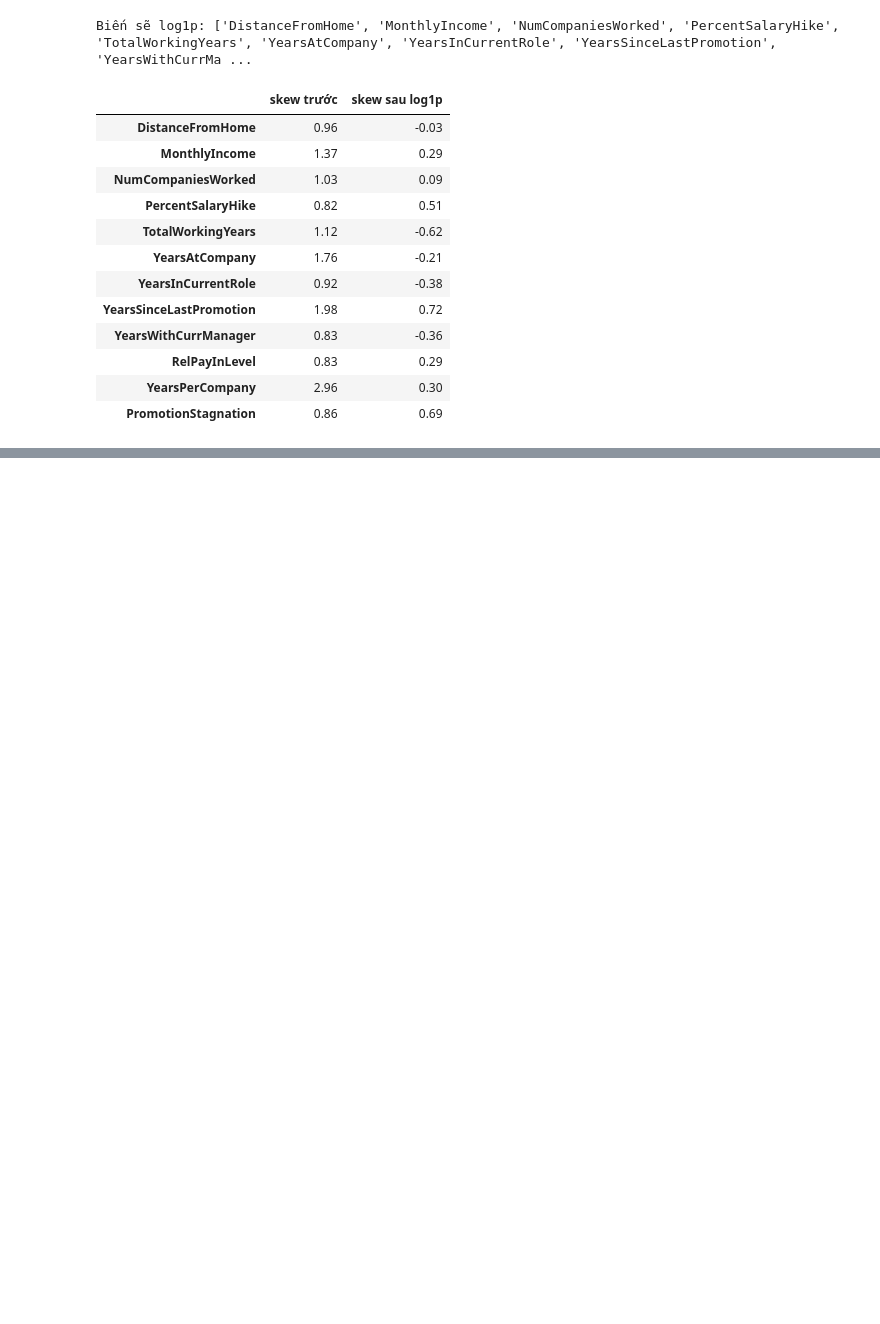
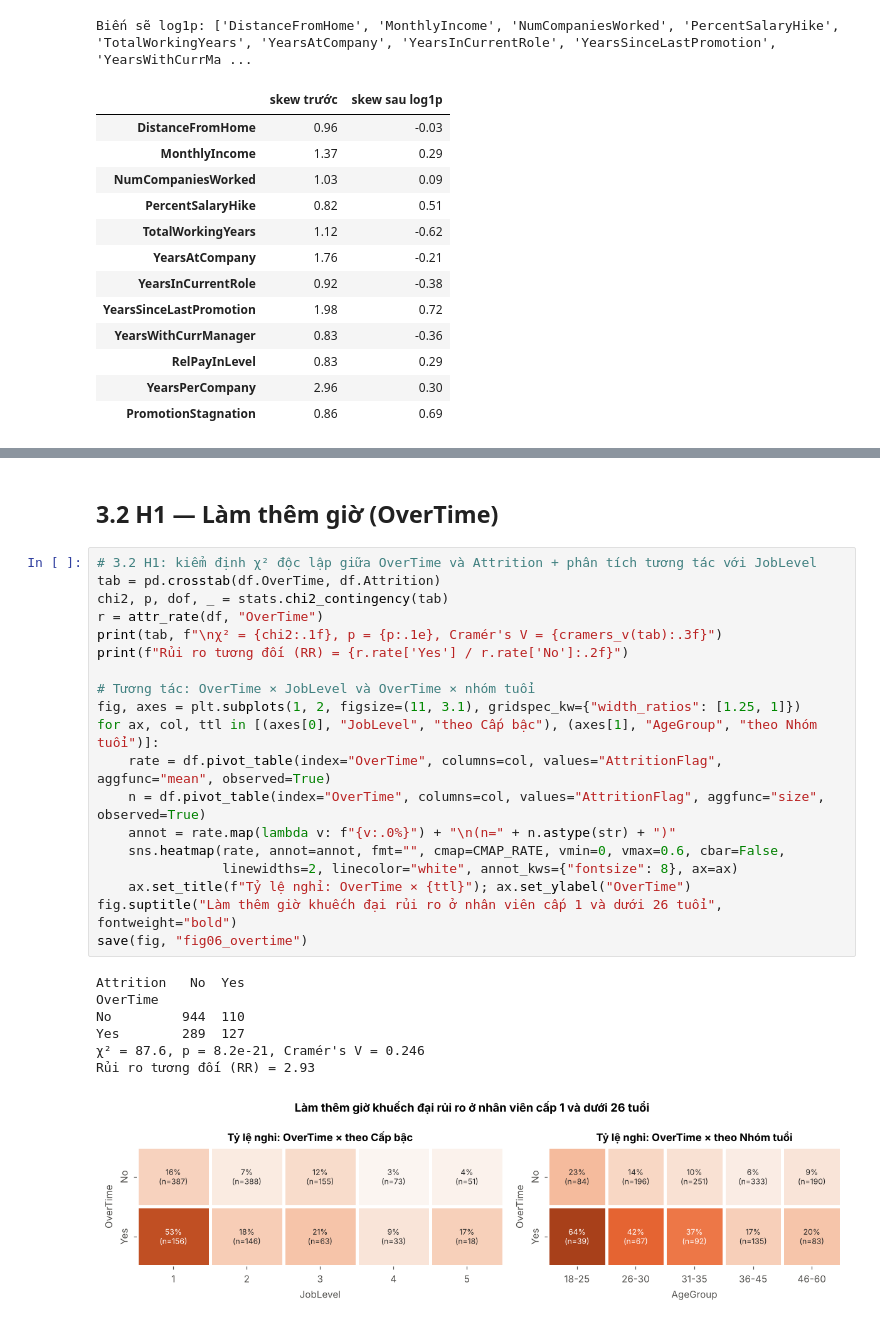
Before and after one commit to trangthu171106/ibm-hr-attrition-analysis, a Jupyter notebook: IBM_HR_Attrition_Analysis.ipynb, the cells around one changed output, grey strips where cells are left out. Drawn from its saved outputs; the diff is of its cells as text; blank space fills up the shorter version.

```diff
--- a/IBM_HR_Attrition_Analysis.ipynb
+++ b/IBM_HR_Attrition_Analysis.ipynb
@@ -430,0 +464,29 @@ Biến sẽ log1p: ['DistanceFromHome', 'MonthlyIncome', 'NumCompaniesWorked', '
+# %% [markdown]
+## 3.2 H1 — Làm thêm giờ (OverTime)
+# %%
+# 3.2 H1: kiểm định χ² độc lập giữa OverTime và Attrition + phân tích tương tác với JobLevel
+tab = pd.crosstab(df.OverTime, df.Attrition)
+chi2, p, dof, _ = stats.chi2_contingency(tab)
+r = attr_rate(df, "OverTime")
+print(tab, f"\nχ² = {chi2:.1f}, p = {p:.1e}, Cramér's V = {cramers_v(tab):.3f}")
+print(f"Rủi ro tương đối (RR) = {r.rate['Yes'] / r.rate['No']:.2f}")
+
+# Tương tác: OverTime × JobLevel và OverTime × nhóm tuổi
+fig, axes = plt.subplots(1, 2, figsize=(11, 3.1), gridspec_kw={"width_ratios": [1.25, 1]})
+for ax, col, ttl in [(axes[0], "JobLevel", "theo Cấp bậc"), (axes[1], "AgeGroup", "theo Nhóm tuổi")]:
+    rate = df.pivot_table(index="OverTime", columns=col, values="AttritionFlag", aggfunc="mean", observed=True)
+    n = df.pivot_table(index="OverTime", columns=col, values="AttritionFlag", aggfunc="size", observed=True)
+    annot = rate.map(lambda v: f"{v:.0%}") + "\n(n=" + n.astype(str) + ")"
+    sns.heatmap(rate, annot=annot, fmt="", cmap=CMAP_RATE, vmin=0, vmax=0.6, cbar=False,
+                linewidths=2, linecolor="white", annot_kws={"fontsize": 8}, ax=ax)
+    ax.set_title(f"Tỷ lệ nghỉ: OverTime × {ttl}"); ax.set_ylabel("OverTime")
+fig.suptitle("Làm thêm giờ khuếch đại rủi ro ở nhân viên cấp 1 và dưới 26 tuổi", fontweight="bold")
+save(fig, "fig06_overtime")
+# %% [output]
+Attrition   No  Yes
+OverTime
+No         944  110
+Yes        289  127
+χ² = 87.6, p = 8.2e-21, Cramér's V = 0.246
+Rủi ro tương đối (RR) = 2.93
+[figure, added]
```
Also changed, not shown: parts of 8 cells of this notebook, 5 other files.
